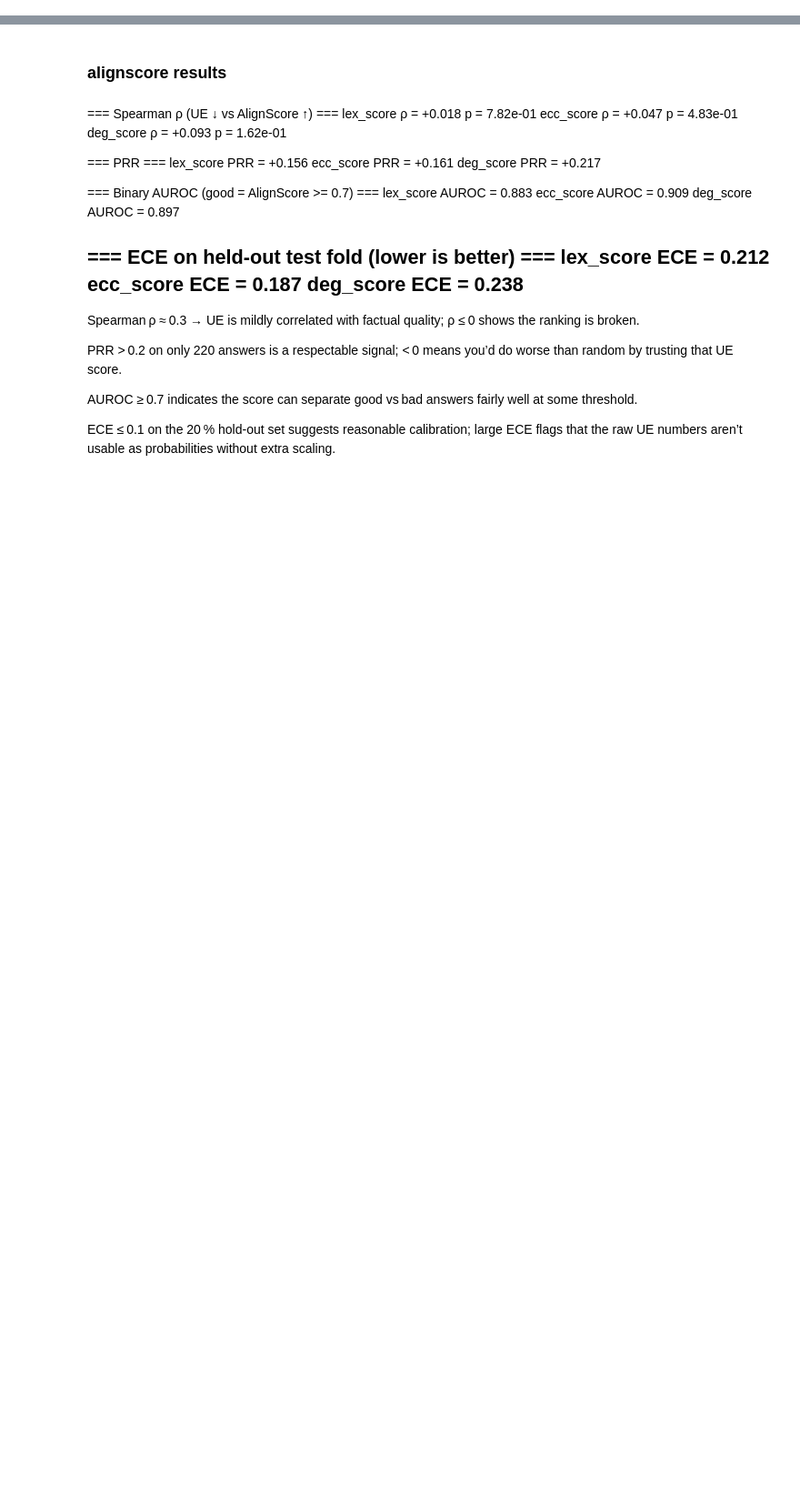
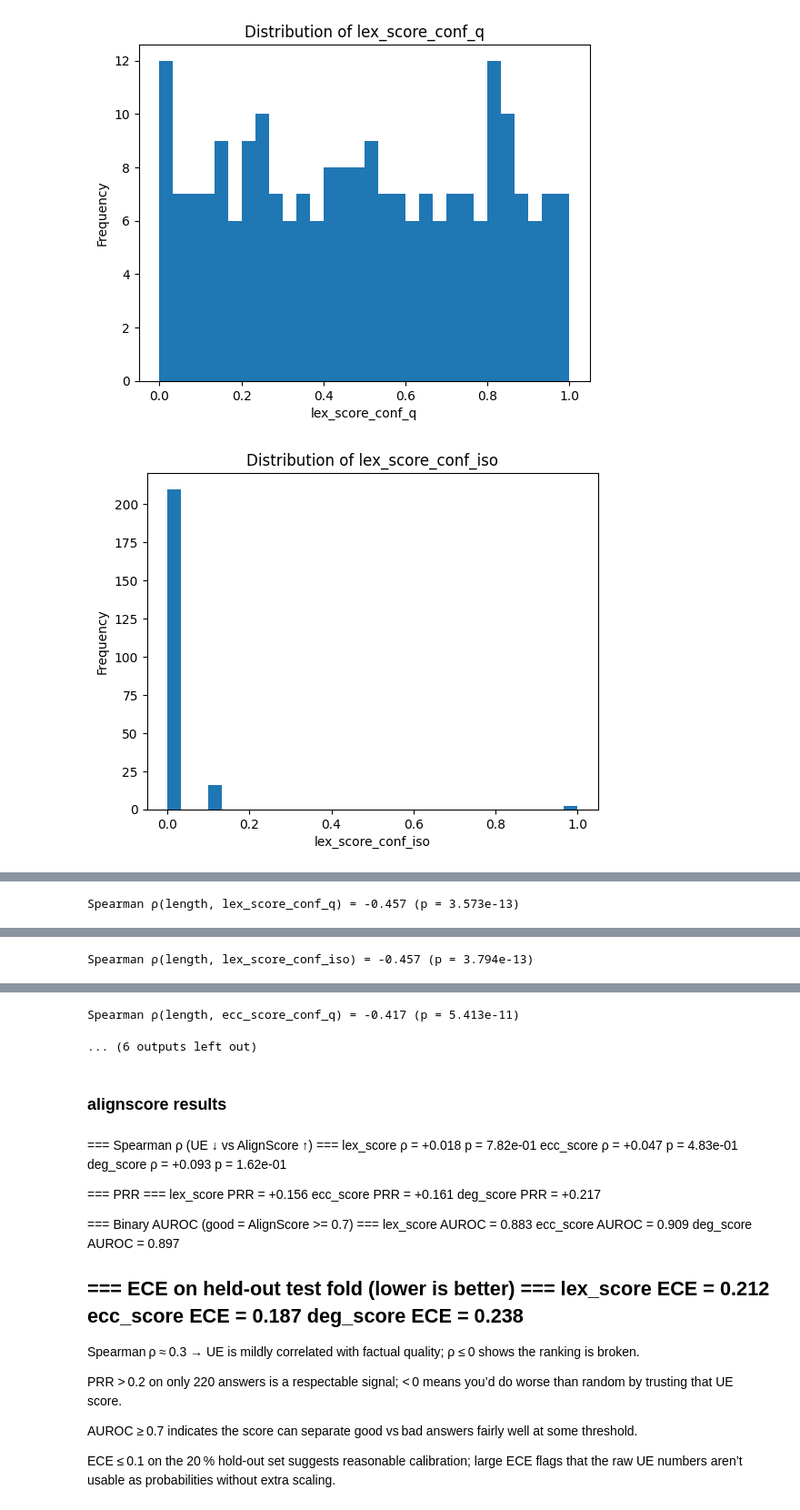
Before and after one commit to SarahHvidAndersen/Thesis-Trustworthy-RAG, a Jupyter notebook: src/scripts/nbs/ue_results.ipynb, the cells around one changed output, grey strips where cells are left out. Shown: that part at 91% size. Drawn from its saved outputs; the diff is of its cells as text; code cells hidden in the pictures; blank space fills up the shorter version.

```diff
--- a/src/scripts/nbs/ue_results.ipynb
+++ b/src/scripts/nbs/ue_results.ipynb
@@ -52,28 +64,34 @@ for m in metrics:
 # %%
 # same plots with scaled values
 
 # Answer length in *tokens* (white‑space split)
 df["answer_len"] = df["final_answer"].str.split().str.len()
 
 # ---------- 1. DISTRIBUTION PLOTS (one plot per metric) ----------
-metrics = ["lex_score_conf_q", "lex_score_conf_iso", "lex_score_conf_sig", "ecc_score_conf_q",  "ecc_score_conf_iso","ecc_score_conf_sig","deg_score_conf_q", "deg_score_conf_iso","deg_score_conf_sig"]
+#metrics = ["lex_score_conf_q", "lex_score_conf_iso", "lex_score_conf_sig", "ecc_score_conf_q",  "ecc_score_conf_iso","ecc_score_conf_sig","deg_score_conf_q", "deg_score_conf_iso","deg_score_conf_sig"]
+
+metrics = ["lex_score_conf_q", "lex_score_conf_iso", "ecc_score_conf_q",  "ecc_score_conf_iso","deg_score_conf_q", "deg_score_conf_iso"]
+
 for m in metrics:
     plt.figure()
     plt.hist(df[m].dropna(), bins=30)
     plt.title(f"Distribution of {m}")
     plt.xlabel(m)
     plt.ylabel("Frequency")
     plt.show()
 
 # ---------- 2. LENGTH vs UNCERTAINTY SCATTERS ----------
 for m in metrics:
     plt.figure()
     plt.scatter(df["answer_len"], df[m], alpha=0.6)
     plt.title(f"{m} vs Answer Length")
     plt.xlabel("Answer Length (tokens)")
     plt.ylabel(m)
     plt.show()
 
     # Optional: print Spearman rank correlation in the notebook output.
     rho, p = ss.spearmanr(df["answer_len"], df[m])
     print(f"Spearman ρ(length, {m}) = {rho:.3f} (p = {p:.3e})")
+# %% [output]
+[figure, added]
+[figure, added]
@@ -79,0 +103 @@ for m in metrics:
+Spearman ρ(length, lex_score_conf_q) = -0.457 (p = 3.573e-13)
@@ -79,0 +105 @@ for m in metrics:
+Spearman ρ(length, lex_score_conf_iso) = -0.457 (p = 3.794e-13)
@@ -80,3 +107,5 @@ for m in metrics:
+Spearman ρ(length, ecc_score_conf_q) = -0.417 (p = 5.413e-11)
+... (6 outputs left out)
 # %% [markdown]
 ### alignscore results
 # %% [markdown]
```
Also changed, not shown: parts of 11 cells of this notebook, 7 other files.
